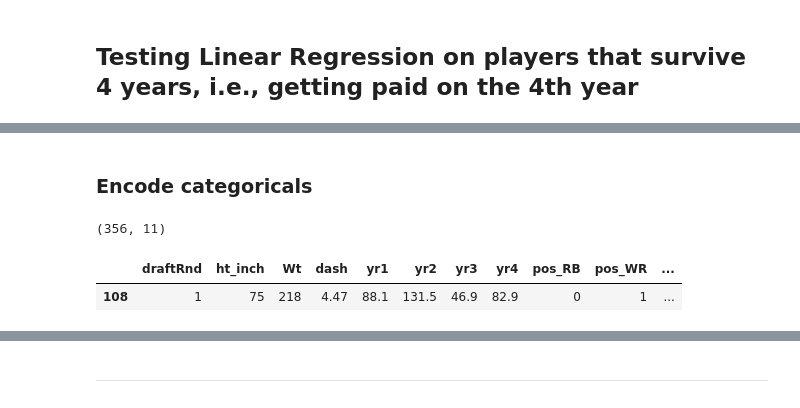
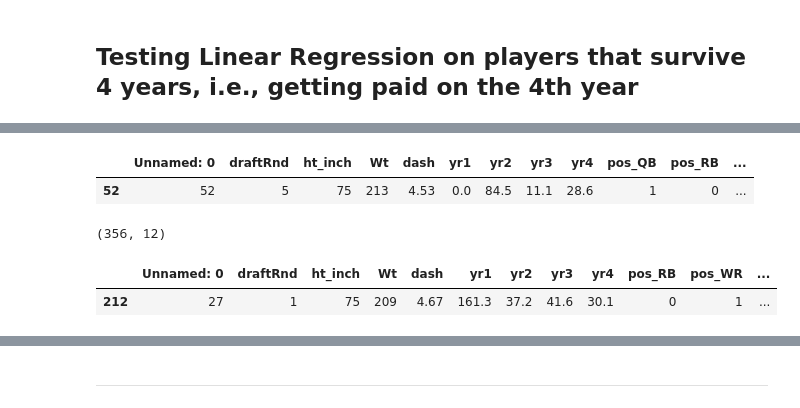
Before and after one commit to jhonsen/NFLplayersValuation, a Jupyter notebook: codes/Engineering-Modeling-4th.ipynb, the cells around one changed output, grey strips where cells are left out. Saved outputs shown, nothing was run; the diff lists cells and outputs as text; code cells hidden in the pictures.

```diff
--- a/codes/Engineering-Modeling-4th.ipynb
+++ b/codes/Engineering-Modeling-4th.ipynb
@@ -102,2 +22,0 @@ df_new = df_new[['pos','draftStat','draftRnd','ht_inch','Wt','dash',
-# %% [markdown]
-### Encode categoricals
@@ -112,3 +23,11 @@ df = df[['draftRnd', 'ht_inch', 'Wt', 'dash', 'yr1', 'yr2', 'yr3', 'yr4',
+# %%
+# Import dataset
+df = pd.read_csv('./data/Allplayers.csv')
+# %%
+df.sample()
+# %% [output]
+|  | Unnamed: 0 | draftRnd | ht_inch | Wt | dash | yr1 | yr2 | yr3 | yr4 | pos_QB | pos_RB | ... |
+| 52 | 52 | 5 | 75 | 213 | 4.53 | 0.0 | 84.5 | 11.1 | 28.6 | 1 | 0 | ... |
 # %%
 # Select columns to use or NOT use
 Xorig = df.drop(['pos_QB','draftStat_No', 'Salary_log1p'],axis=1)
@@ -117,6 +36,6 @@ yorig = df['Salary_log1p']
 print(Xorig.shape)
 Xorig.sample()
 # %% [output]
-(356, 11)
+(356, 12)
-|  | draftRnd | ht_inch | Wt | dash | yr1 | yr2 | yr3 | yr4 | pos_RB | pos_WR | ... |
-| 108 | 1 | 75 | 218 | 4.47 | 88.1 | 131.5 | 46.9 | 82.9 | 0 | 1 | ... |
+|  | Unnamed: 0 | draftRnd | ht_inch | Wt | dash | yr1 | yr2 | yr3 | yr4 | pos_RB | pos_WR | ... |
+| 212 | 27 | 1 | 75 | 209 | 4.67 | 161.3 | 37.2 | 41.6 | 30.1 | 0 | 1 | ... |
```
Also changed, not shown: parts of 36 cells of this notebook, 2 other files.
